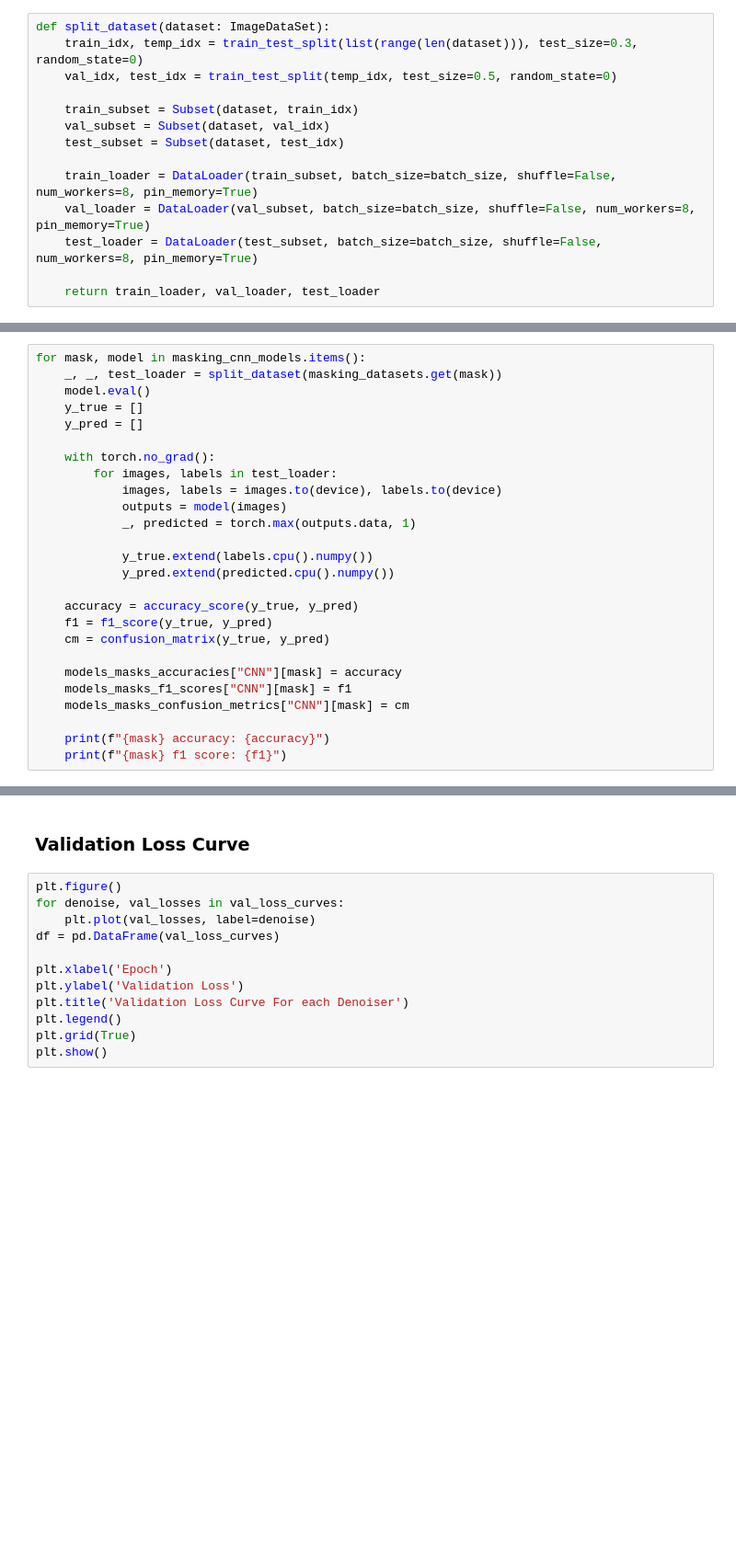
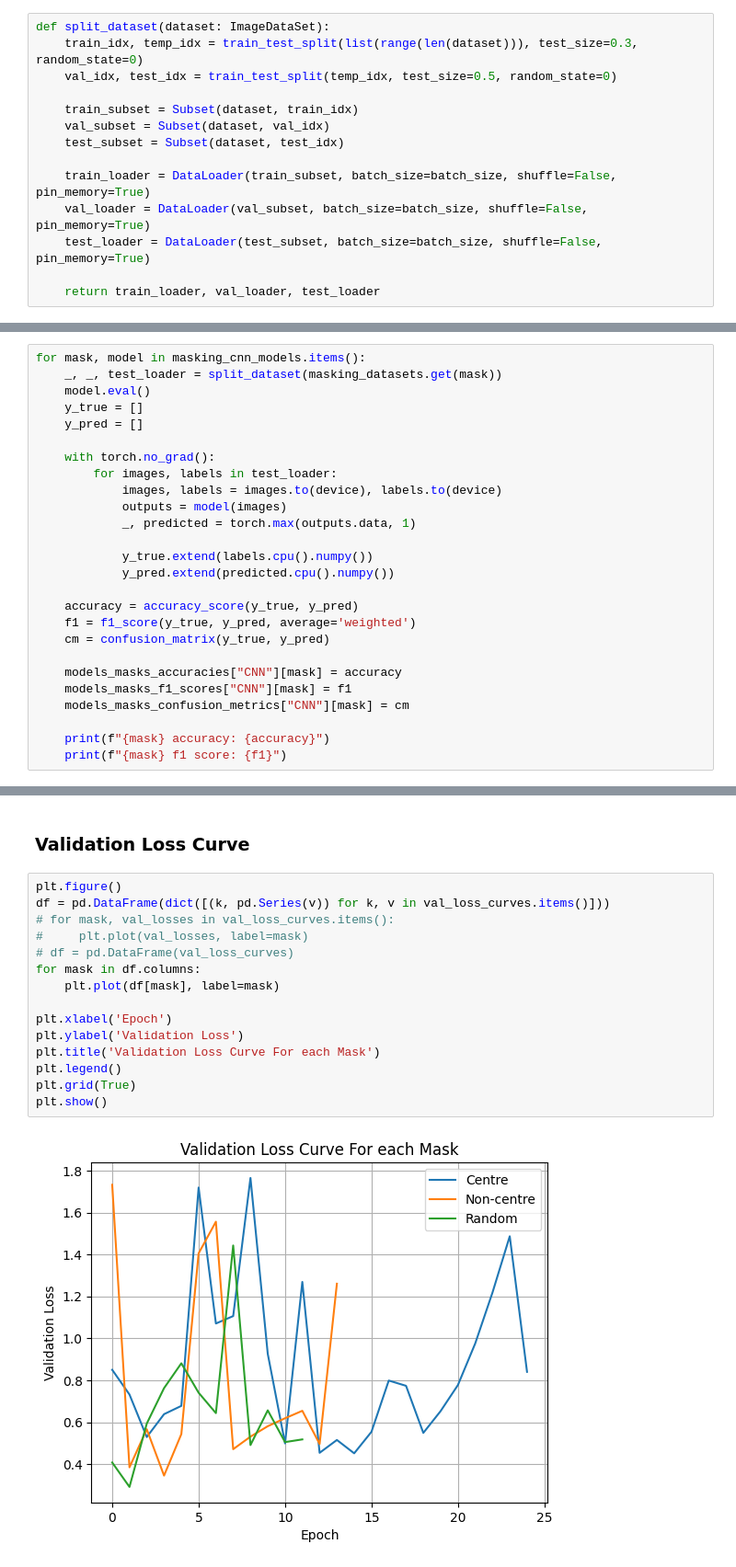
Before and after one commit to eggfairy/DATA3888_Shiny, a Jupyter notebook: rq2.ipynb, the cells around one changed output, grey strips where cells are left out. Shown: that part at 92% size. Saved outputs shown, nothing was run; the diff lists cells and outputs as text; blank space fills up the shorter version.

```diff
--- a/rq2.ipynb
+++ b/rq2.ipynb
@@ -132,9 +132,9 @@ def split_dataset(dataset: ImageDataSet):
     val_subset = Subset(dataset, val_idx)
     test_subset = Subset(dataset, test_idx)
 
-    train_loader = DataLoader(train_subset, batch_size=batch_size, shuffle=False, num_workers=8, pin_memory=True)
-    val_loader = DataLoader(val_subset, batch_size=batch_size, shuffle=False, num_workers=8, pin_memory=True)
-    test_loader = DataLoader(test_subset, batch_size=batch_size, shuffle=False, num_workers=8, pin_memory=True)
+    train_loader = DataLoader(train_subset, batch_size=batch_size, shuffle=False, pin_memory=True)
+    val_loader = DataLoader(val_subset, batch_size=batch_size, shuffle=False, pin_memory=True)
+    test_loader = DataLoader(test_subset, batch_size=batch_size, shuffle=False, pin_memory=True)
 
     return train_loader, val_loader, test_loader
 # %% [markdown]
@@ -235,7 +249,7 @@ for mask, model in masking_cnn_models.items():
             y_pred.extend(predicted.cpu().numpy())
 
     accuracy = accuracy_score(y_true, y_pred)
-    f1 = f1_score(y_true, y_pred)
+    f1 = f1_score(y_true, y_pred, average='weighted')
     cm = confusion_matrix(y_true, y_pred)
 
     models_masks_accuracies["CNN"][mask] = accuracy
@@ -387,13 +441,18 @@ plt.show()
 ### Validation Loss Curve
 # %%
 plt.figure()
-for denoise, val_losses in val_loss_curves:
-    plt.plot(val_losses, label=denoise)
-df = pd.DataFrame(val_loss_curves)
+df = pd.DataFrame(dict([(k, pd.Series(v)) for k, v in val_loss_curves.items()]))
+# for mask, val_losses in val_loss_curves.items():
+#     plt.plot(val_losses, label=mask)
+# df = pd.DataFrame(val_loss_curves)
+for mask in df.columns:
+    plt.plot(df[mask], label=mask)
 
 plt.xlabel('Epoch')
 plt.ylabel('Validation Loss')
-plt.title('Validation Loss Curve For each Denoiser')
+plt.title('Validation Loss Curve For each Mask')
 plt.legend()
 plt.grid(True)
 plt.show()
+# %% [output]
+[figure, added]
```
Also changed, not shown: parts of 6 cells of this notebook, 15 other files.
